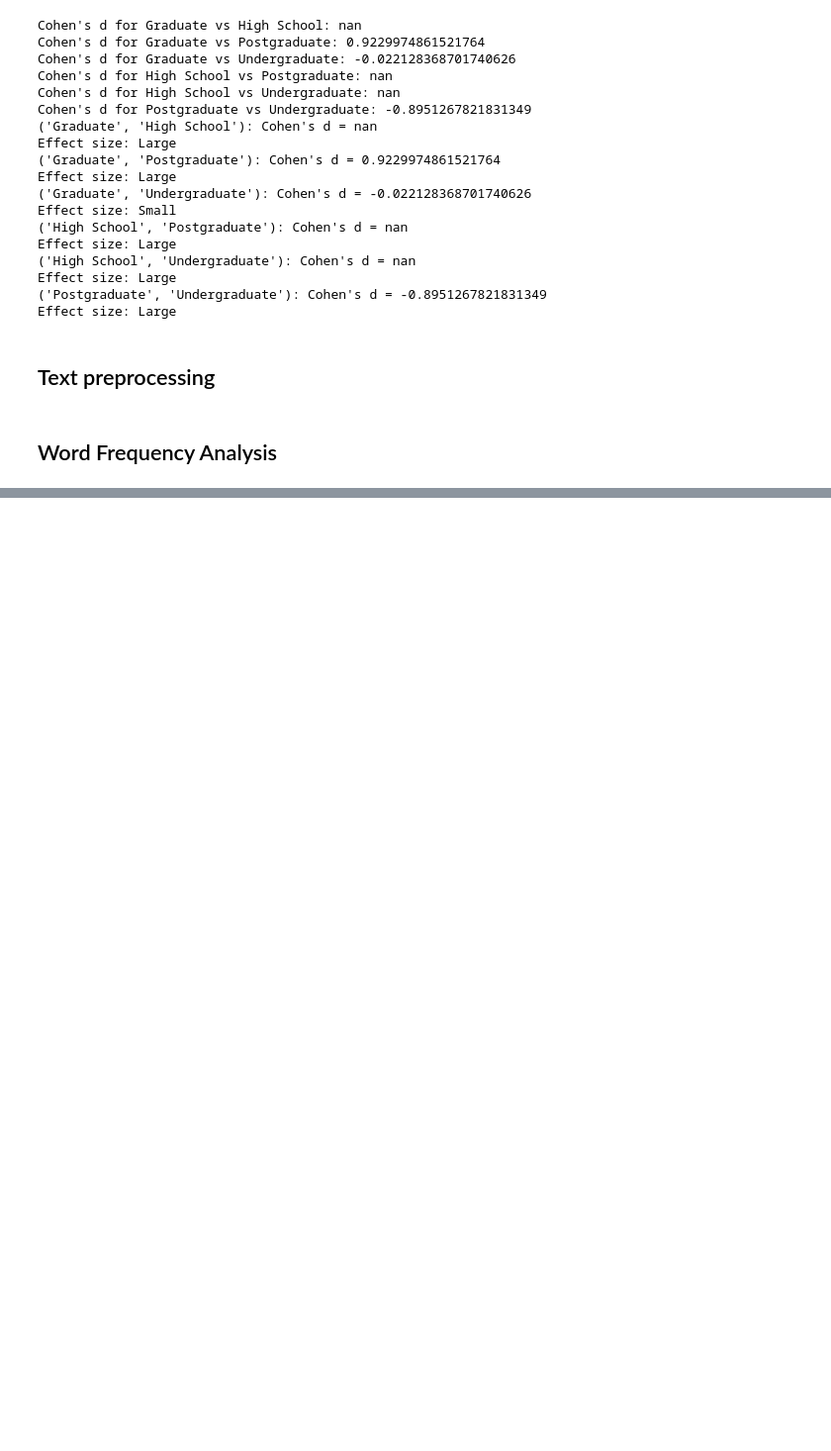
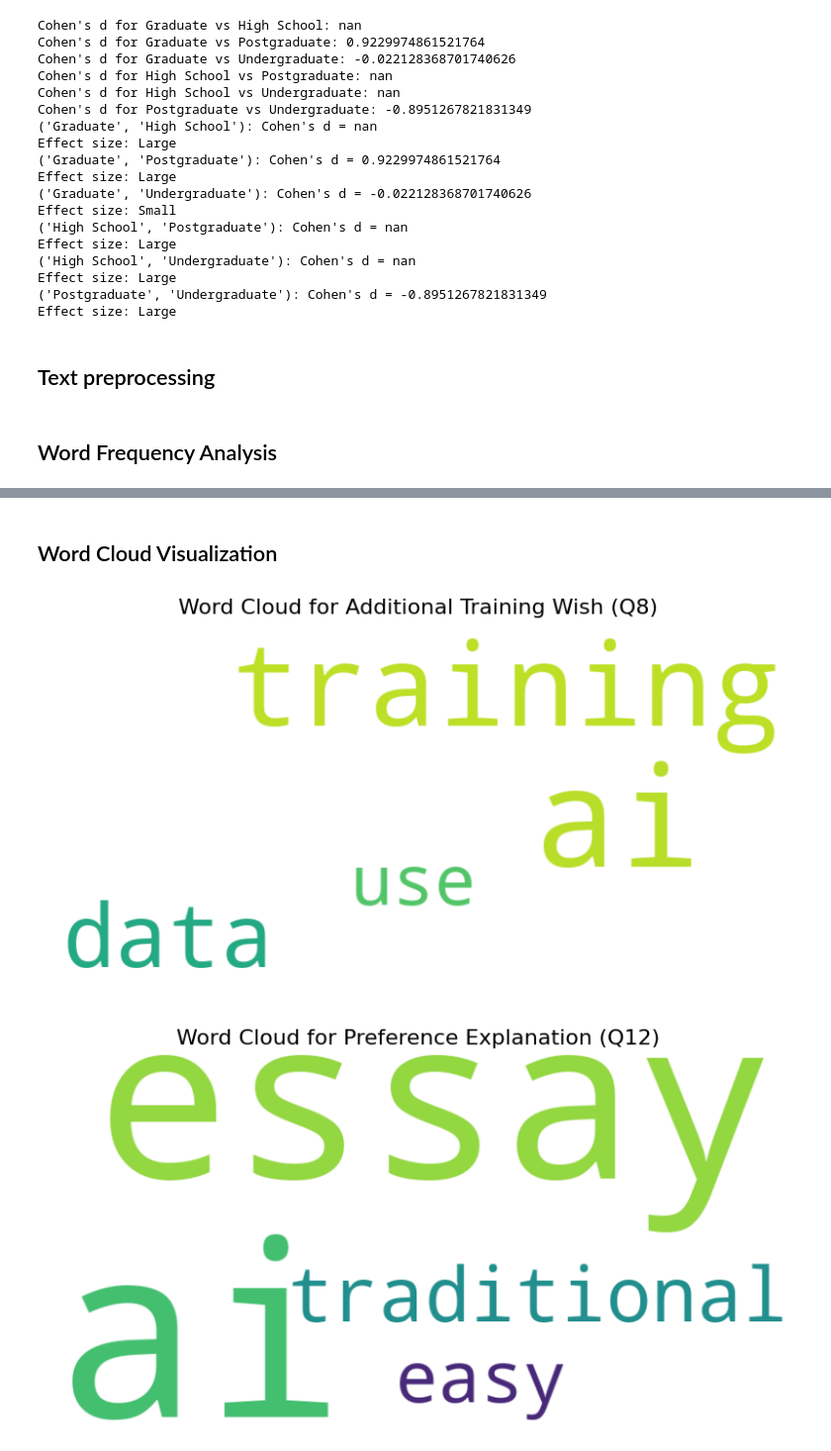
Before and after one commit to shahnawaz-pabon/hmi-rethinking-essays, a Jupyter notebook: rethinking-essays.ipynb, the cells around one changed output, grey strips where cells are left out. Shown at 99% size. Drawn from its saved outputs; the diff is of its cells as text; code cells hidden in the pictures; blank space fills up the shorter version.

Commit message:
word cloud plot implemented for thematic analysis

```diff
--- a/rethinking-essays.ipynb
+++ b/rethinking-essays.ipynb
@@ -399,3 +400,26 @@ Top keywords for suggested improvements (Q22): [('ai', 14), ('learning', 11), ('
 ### Questions 26 and 27 - Overall Satisfaction and Future Use ###
 Top keywords for integration opinion (Q26): [('ai', 23), ('yes', 21), ('learning', 14), ('students', 14), ('tools', 12), ('personalized', 9), ('classroom', 7), ('settings', 7), ('integrated', 6), ('hu ...
 Top keywords for significant benefit (Q27): [('learning', 18), ('ai', 11), ('personalized', 10), ('educational', 7), ('tools', 6), ('needs', 6), ('significant', 5), ('benefit', 5), ('using', 5), ('pur ...
+# %% [markdown]
+## Word Cloud Visualization
+# %%
+def generate_wordcloud(text_data, title):
+    wordcloud = WordCloud(width=800, height=400, background_color='white').generate_from_frequencies(dict(text_data))
+    plt.figure(figsize=(10, 5))
+    plt.imshow(wordcloud, interpolation='bilinear')
+    plt.axis('off')
+    plt.title(title, fontsize=16)
+    plt.show()
+
+# Generate word clouds based on your frequency data
+generate_wordcloud([('ai', 20), ('training', 13), ('data', 7), ('use', 4)], "Word Cloud for Additional Training Wish (Q8)")
+generate_wordcloud([('ai', 15), ('essay', 13), ('traditional', 8), ('easy', 7)], "Word Cloud for Preference Explanation (Q12)")
+generate_wordcloud([('ai', 19), ('writing', 16), ('tools', 11), ('content', 8)], "Word Cloud for Impact Instance (Q17)")
+generate_wordcloud([('ai', 16), ('tools', 9), ('leading', 6), ('irrelevant', 6)], "Word Cloud for Traditional Issues (Q20)")
+generate_wordcloud([('ai', 14), ('tools', 9), ('reflective', 8), ('personal', 7)], "Word Cloud for Reflective Issues (Q21)")
+generate_wordcloud([('ai', 14), ('learning', 11), ('tools', 10), ('students', 8)], "Word Cloud for Suggested Improvements (Q22)")
+generate_wordcloud([('ai', 23), ('yes', 21), ('learning', 14), ('students', 14)], "Word Cloud for Integration Opinion (Q26)")
+generate_wordcloud([('learning', 18), ('ai', 11), ('personalized', 10), ('educational', 7)], "Word Cloud for Significant Benefit (Q27)")
+# %% [output]
+[figure, added]
+[figure, added]
```
Also changed, not shown: parts of 4 cells of this notebook, 1 other file.
